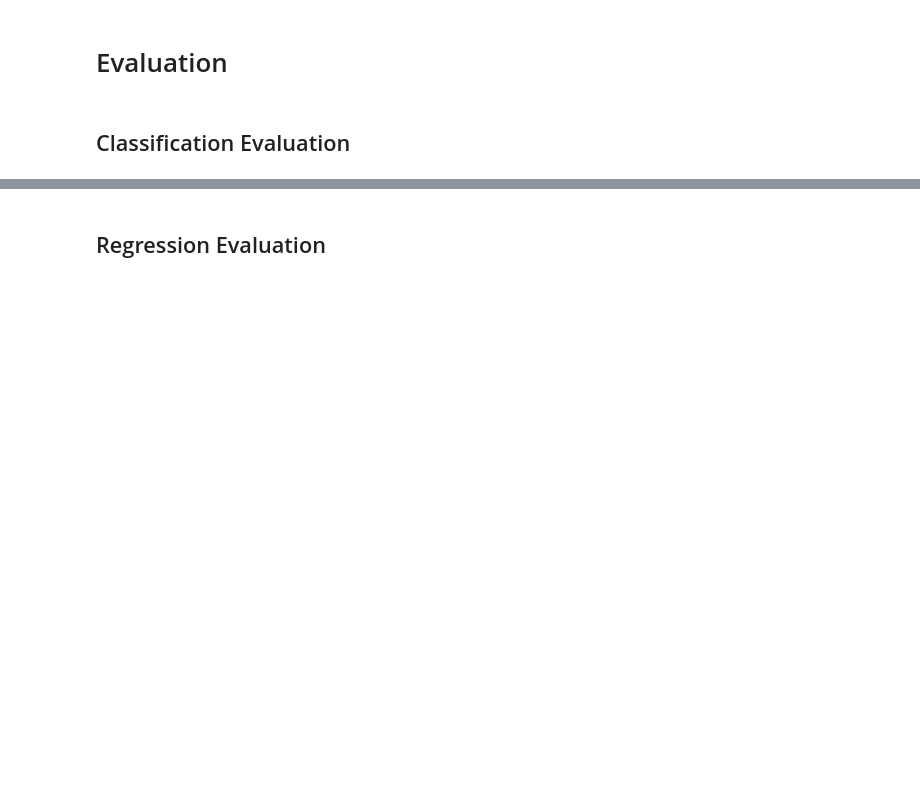
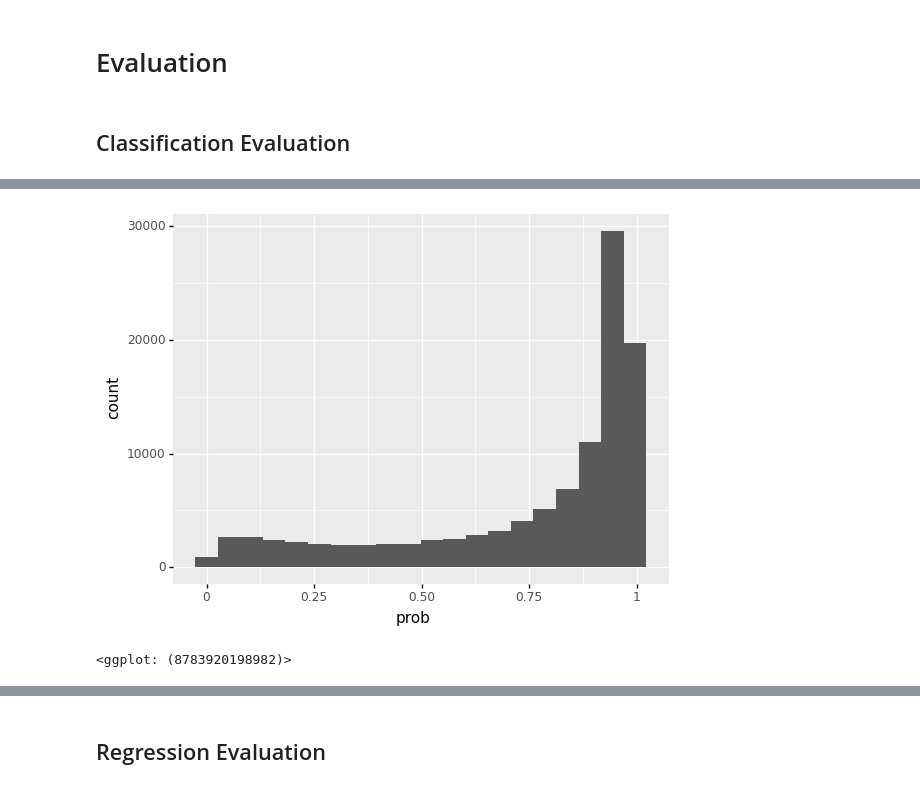
Before and after one commit to ZackAttack614/Discord-Chess-Bot, a Jupyter notebook: modeling.ipynb, the cells around one changed output, grey strips where cells are left out. Drawn from its saved outputs; the diff is of its cells as text; code cells hidden in the pictures; blank space fills up the shorter version.

```diff
--- a/modeling.ipynb
+++ b/modeling.ipynb
@@ -172,8 +365,11 @@ class_predictors = ['target_rating_gain','rating_latest','blitz','bullet','rapid
 df_bin_predictors = sm.add_constant(df_bin[class_predictors])
 #logit = sm.Logit(endog=df_bin['y_bin'],exog=df_bin_predictors).fit()
 logit = smf.logit(formula="""
-y_bin~target_rating_gain*bullet+target_rating_gain*blitz+target_rating_gain*classical+
-rating_latest*bullet+rating_latest*blitz+rating_latest*classical+
-rating_peak_diff+rating_180_diff
+y_bin~target_rating_gain*rating_latest*bullet+target_rating_gain*rating_latest*blitz+
+target_rating_gain*rating_latest*classical+
+
+rating_peak_diff*target_rating_gain+rating_180_diff*bullet+rating_180_diff*blitz+
+
+target_rating_gain_squared*rating_latest*bullet
 """,data=df_bin).fit()
 logit.summary()
@@ -225,0 +538,6 @@ geom_histogram(bins=20))
+# %%
+(ggplot(df_bin,aes(x='prob')) +
+geom_histogram(bins=20))
+# %% [output]
+[figure, added]
+<ggplot: (8783920198982)>
```
Also changed, not shown: parts of 49 cells of this notebook, 1 other file.
